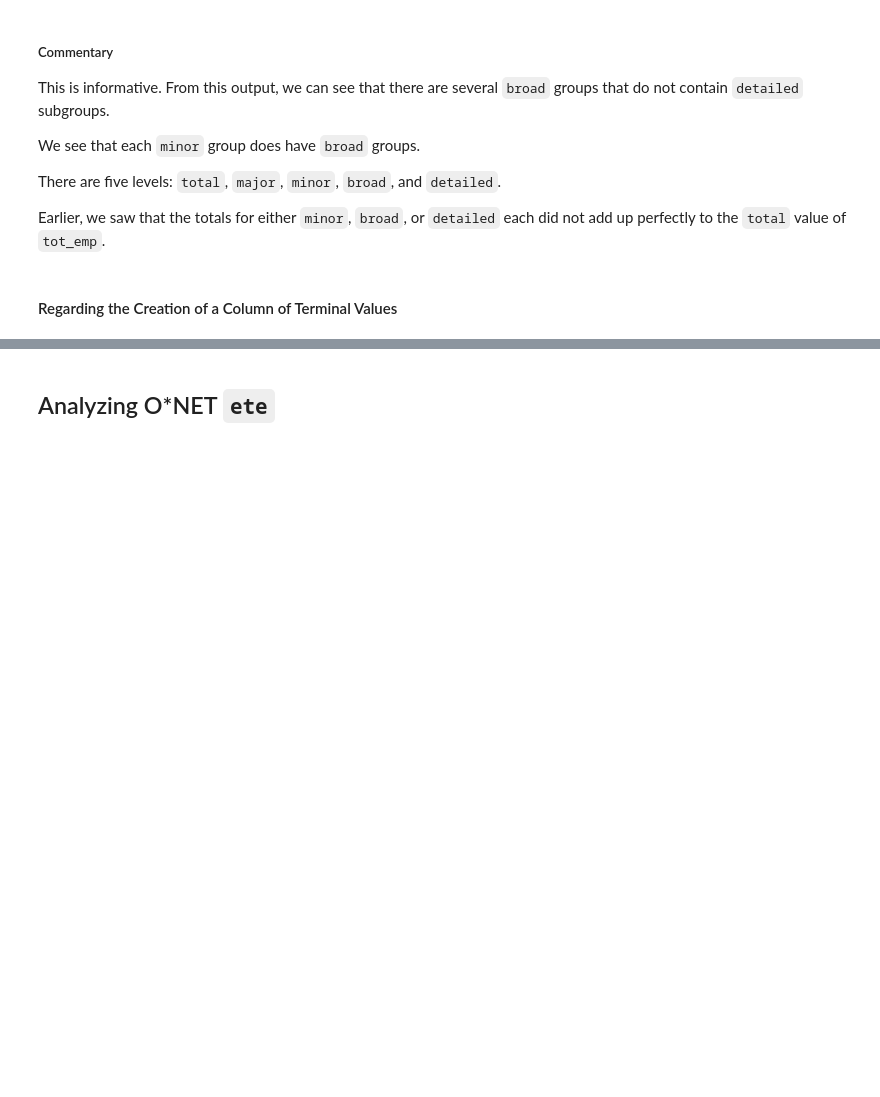
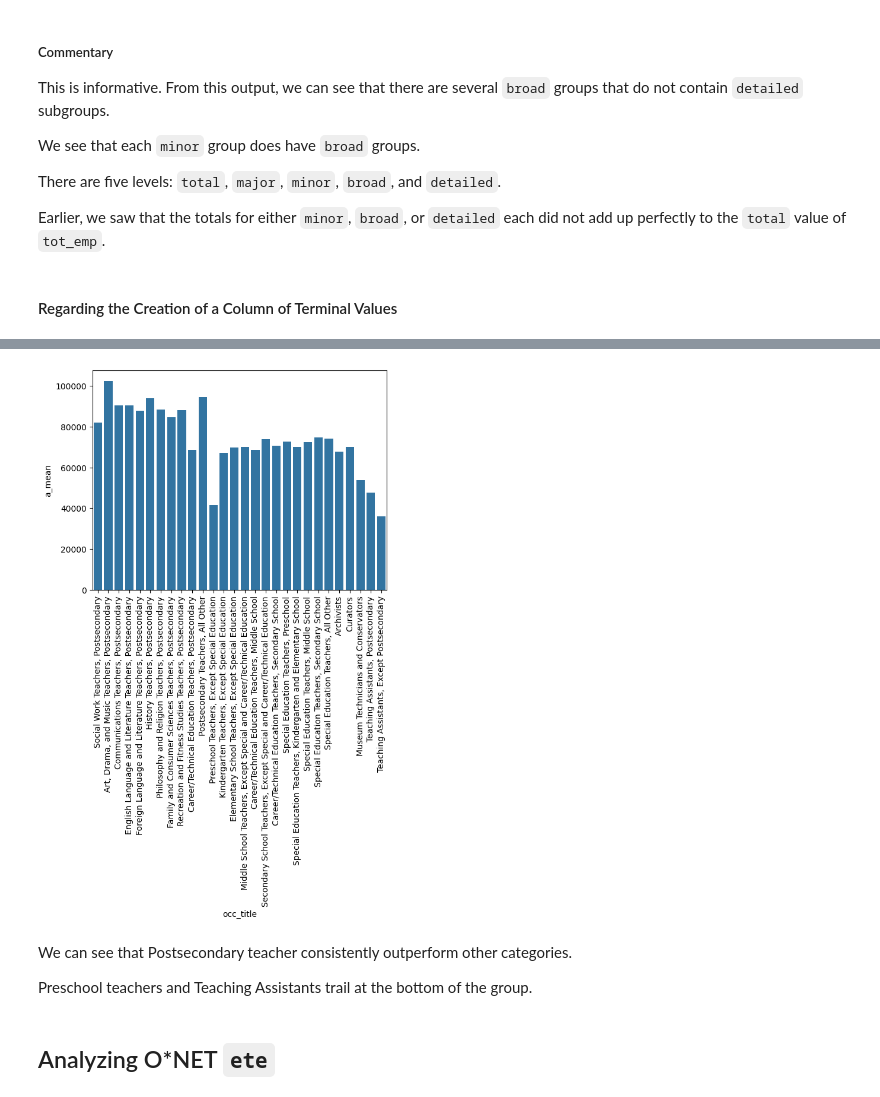
Before and after one commit to blue-santa/comparing-training-req-to-salary-exp, a Jupyter notebook: notebooks/03-exploratory-data-analysis/02-00-eda-train-reward-compare.ipynb, the cells around one changed output, grey strips where cells are left out. Cells and saved outputs as stored; diff of their text form; code cells hidden in the pictures; blank space fills up the shorter version.

```diff
--- a/notebooks/03-exploratory-data-analysis/02-00-eda-train-reward-compare.ipynb
+++ b/notebooks/03-exploratory-data-analysis/02-00-eda-train-reward-compare.ipynb
@@ -623,3 +644,14 @@ This potential column is an idea to keep in mind, and we can return to it later,
+# %%
+fig, ax = plt.subplots()
+_ = sns.barplot(data=temp_edu_detailed.iloc[25:], x='occ_title', y='a_mean')
+_ = plt.xticks(rotation=90)
+plt.show()
+# %% [output]
+[figure, added]
+# %% [markdown]
+We can see that Postsecondary teacher consistently outperform other categories.
+
+Preschool teachers and Teaching Assistants trail at the bottom of the group.
 # %% [markdown]
 ## Analyzing O*NET `ete`
 # %% [markdown]
```
Also changed, not shown: parts of 37 cells of this notebook.
